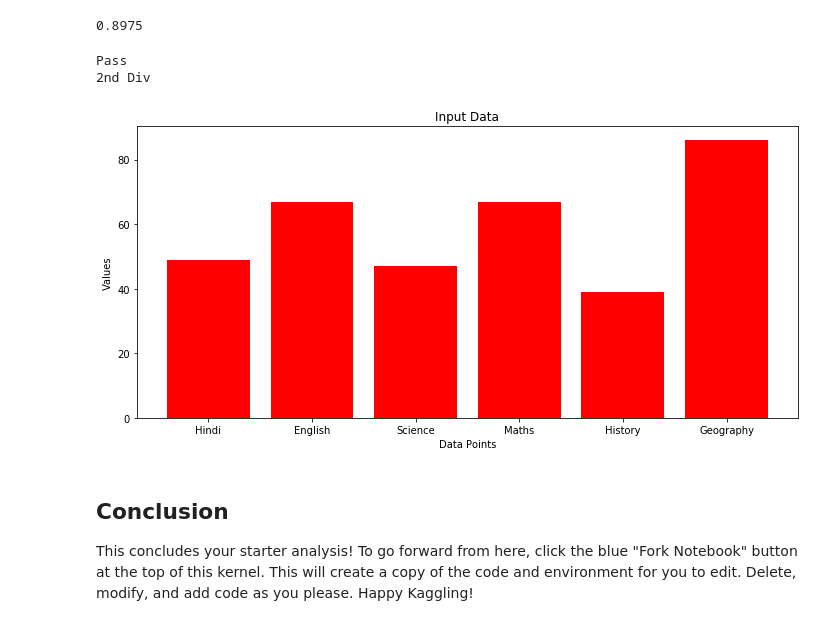
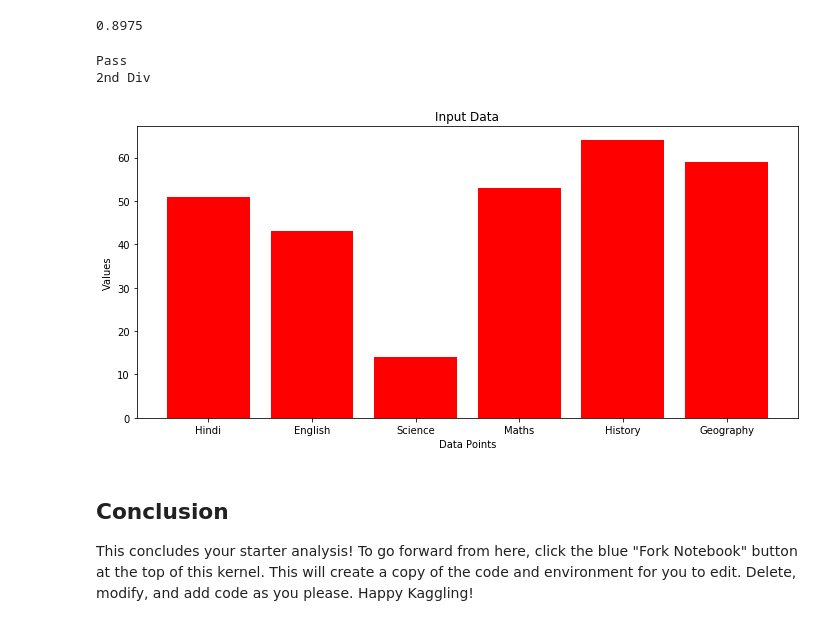
Before and after one commit to Arnab7456/Hackathon-Project, a Jupyter notebook: machine learning/Student_Performance Analysis/student-performance-analysis.ipynb, the cells around one changed output. Drawn from its saved outputs; the diff is of its cells as text; code cells hidden in the pictures.

```diff
--- a/machine learning/Student_Performance Analysis/student-performance-analysis.ipynb
+++ b/machine learning/Student_Performance Analysis/student-performance-analysis.ipynb
@@ -408,7 +408,7 @@ print(accuracy)
 # %% [output]
 0.8975
 # %%
-input_data1=(49,67,47,67,39,86)
+input_data1=(51,43,14,53,64,59)
 
 input_data_as_numpy_array1=np.asarray(input_data1)
 
@@ -425,40 +425,41 @@ for i in input_data:
 input_data = list(input_data)
 input_data.append(total_sum)
 input_data = tuple(input_data)
 
 input_data_as_numpy_array=np.asarray(input_data)
 
 input_data_reashaped=input_data_as_numpy_array.reshape(1,-1)
 
 prediction=model.predict(input_data_reashaped)
 
 if(prediction1[0]==1):
   print('Pass')
+  if(prediction[0]==1):
+    print('1st div')
+  elif(prediction[0]==2):
+    print('2nd Div')
+  else:
+    print('3rd Div ')
 else:
   print('fail')
 
-if(prediction[0]==1):
-  print('1st div')
-elif(prediction[0]==2):
-  print('2nd Div')
-else:
-  print('3rd Div ')
+
 # Plotting
 plt.figure(figsize=(10, 5))
 #plt.bar(np.arange(len(input_data)), input_data, color='red')
 columns = ['Hindi', 'English', 'Science', 'Maths', 'History', 'Geography',]
 plt.bar(columns, input_data1, color='red')
 plt.title('Input Data')
 plt.xlabel('Data Points')
 plt.ylabel('Values')
 plt.xticks(np.arange(len(input_data1)), columns)
 plt.grid(False)
 plt.tight_layout()
 plt.show()
 # %% [output]
 Pass
 2nd Div
-[figure, old version]
+[figure, new version]
 # %%
 pickle.dump(model1,open('/kaggle/working/Student_performance_model1','wb'))
 # %% [markdown]
```
Also changed, not shown: parts of 1 cell of this notebook.
